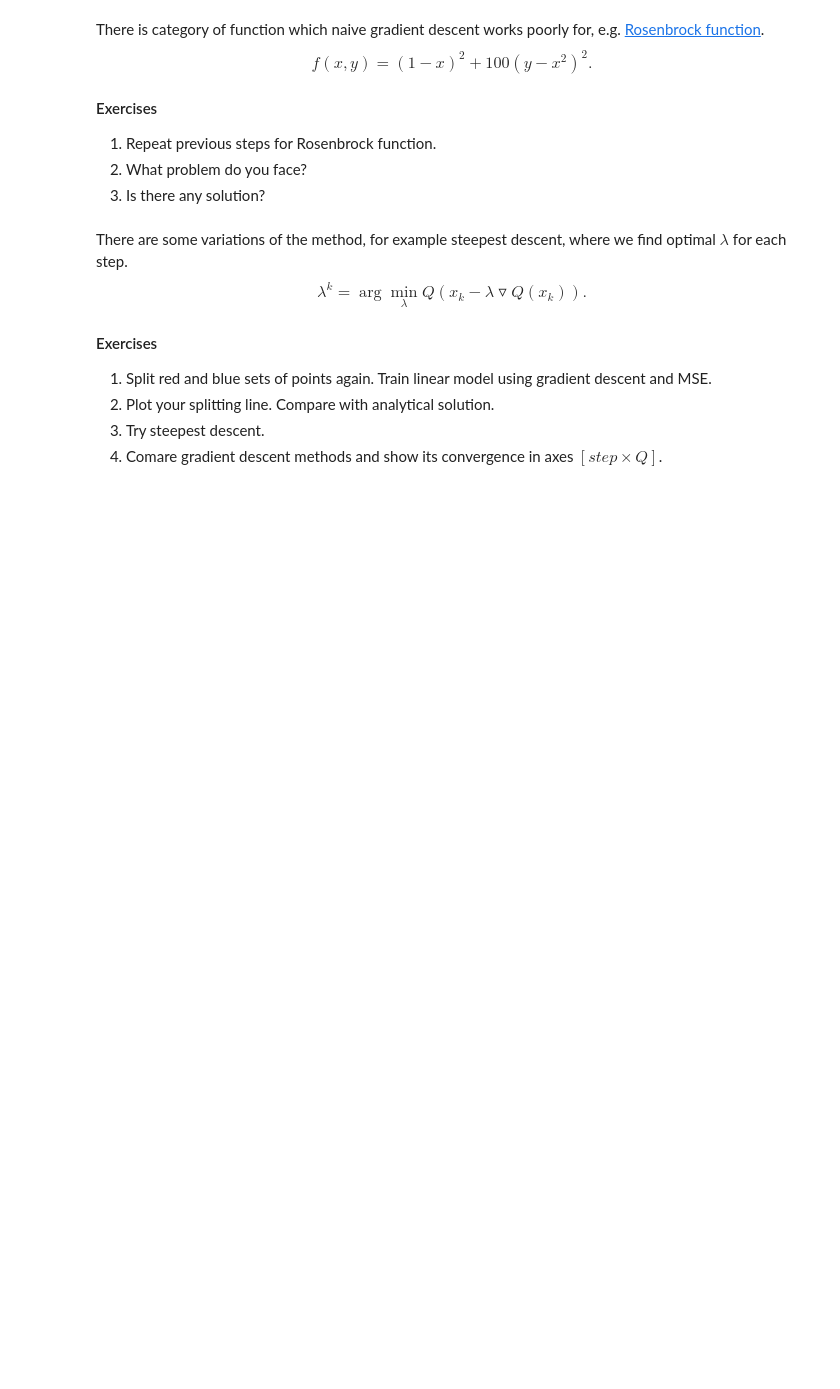
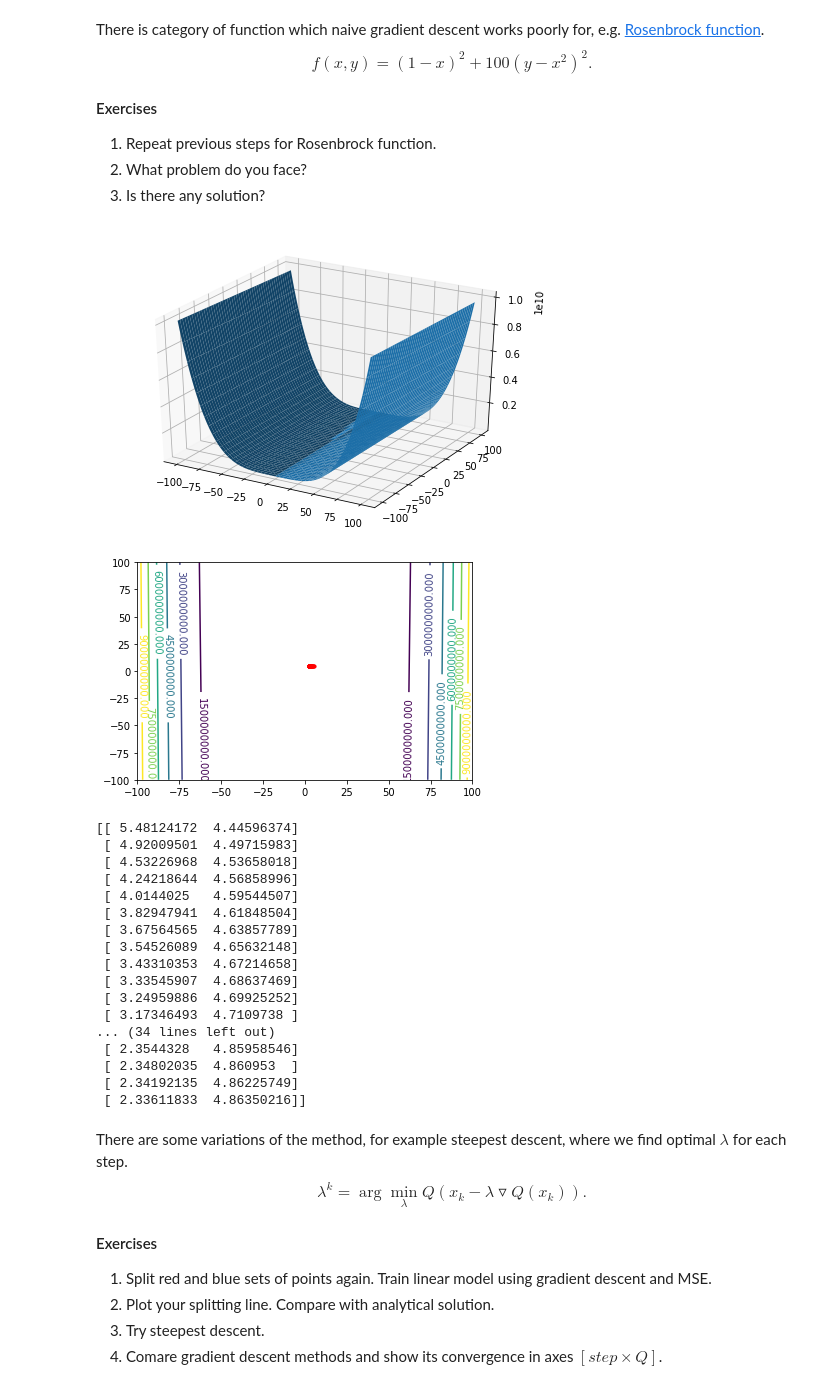
Before and after one commit to RakitinDen/Renju, a Jupyter notebook: lab-1.ipynb, the cells around one changed output. Cells and saved outputs as stored; diff of their text form; code cells hidden in the pictures; blank space fills up the shorter version.

```diff
--- a/lab-1.ipynb
+++ b/lab-1.ipynb
@@ -345,4 +420,50 @@ $$f(x, y) = (1-x)^2 + 100(y-x^2)^2.$$
 1. Repeat previous steps for Rosenbrock function.
 2. What problem do you face?
 3. Is there any solution?
+# %%
+def rosenbrock_func(points_x, points_y):
+    return (1 - points_x) ** 2 + 100 * (points_y - points_x ** 2) ** 2
+
+
+def rosenbrock_derx(points_x, points_y):
+    return 2 - 2 * points_x - 400 * points_x * (points_y - points_x ** 2)
+
+
+def rosenbrock_dery(points_x, points_y):
+    return 200 * (points_y - points_x ** 2)
+# %%
+point = np.array([np.random.rand() * 40 - 20, np.random.rand() * 40 - 20])
+lmbda = 0.00001
+descent_steps = np.empty((50, 2))
+descent_steps[0] = point
+for i in range(50):
+    point = descent_step(point, rosenbrock_derx, rosenbrock_dery, lmbda)
+    descent_steps[i] = point
+# %%
+segment_x = np.arange(-100, 100, 0.1)
+segment_y = np.arange(-100, 100, 0.1)
+
+threedim_graph(segment_x, segment_y, rosenbrock_func)
+contour_with_trace(segment_x, segment_y, rosenbrock_func, descent_steps[:, 0], descent_steps[:, 1])
+print(descent_steps)
+# %% [output]
+[figure, added]
+[figure, added]
+[[ 5.48124172  4.44596374]
+ [ 4.92009501  4.49715983]
+ [ 4.53226968  4.53658018]
+ [ 4.24218644  4.56858996]
+ [ 4.0144025   4.59544507]
+ [ 3.82947941  4.61848504]
+ [ 3.67564565  4.63857789]
+ [ 3.54526089  4.65632148]
+ [ 3.43310353  4.67214658]
+ [ 3.33545907  4.68637469]
+ [ 3.24959886  4.69925252]
+ [ 3.17346493  4.7109738 ]
+... (34 lines left out)
+ [ 2.3544328   4.85958546]
+ [ 2.34802035  4.860953  ]
+ [ 2.34192135  4.86225749]
+ [ 2.33611833  4.86350216]]
 # %% [markdown]
```
Also changed, not shown: parts of 16 cells of this notebook.
